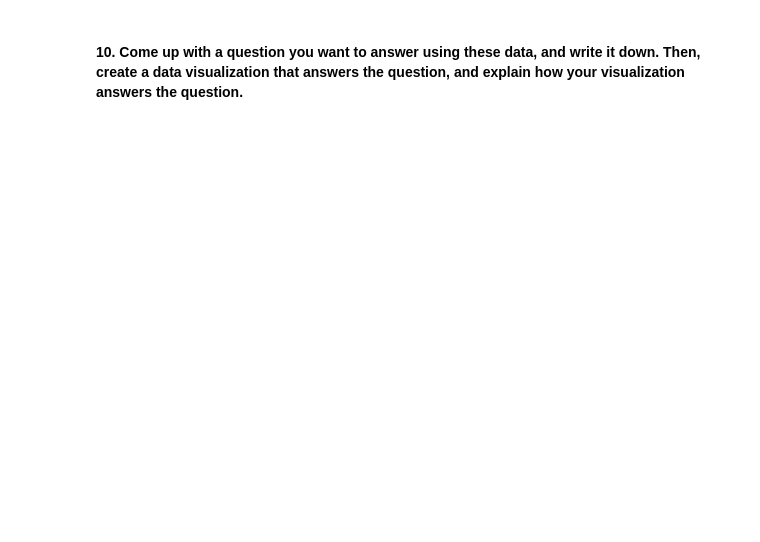
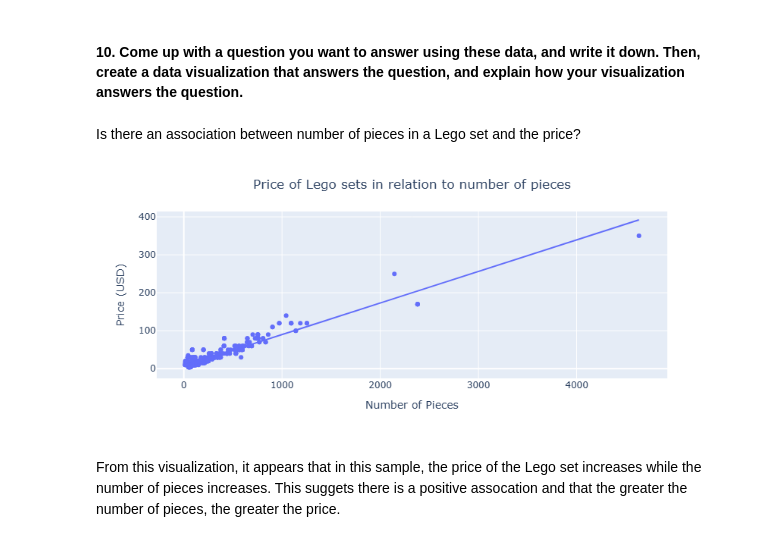
Before and after one commit to joseephwong/Data201_Joseph_Wong, a Jupyter notebook: Day1/HW_day1.ipynb, the cells around one changed output. Cells and saved outputs as stored; diff of their text form; code cells hidden in the pictures; blank space fills up the shorter version.

```diff
--- a/Day1/HW_day1.ipynb
+++ b/Day1/HW_day1.ipynb
@@ -476,2 +450,19 @@ DF_area
 # %% [markdown]
 #### 10. Come up with a question you want to answer using these data, and write it down. Then, create a data visualization that answers the question, and explain how your visualization answers the question.
+# %% [markdown]
+Is there an association between number of pieces in a Lego set and the price?
+# %%
+my_cols = ['pieces','us_price']
+fig = px.scatter(DF[my_cols],
+                   x = 'pieces',
+                   y = 'us_price',
+                   trendline="ols")
+fig.update_layout(title = 'Price of Lego sets in relation to number of pieces',
+                  title_x = 0.5,
+                  xaxis_title = 'Number of Pieces',
+                  yaxis_title = 'Price (USD)')
+fig.show()
+# %% [output]
+[figure, added]
+# %% [markdown]
+From this visualization, it appears that in this sample, the price of the Lego set increases while the number of pieces increases. This suggets there is a positive assocation and that the greater the number of pieces, the greater the price.
```
Also changed, not shown: parts of 30 cells of this notebook.
